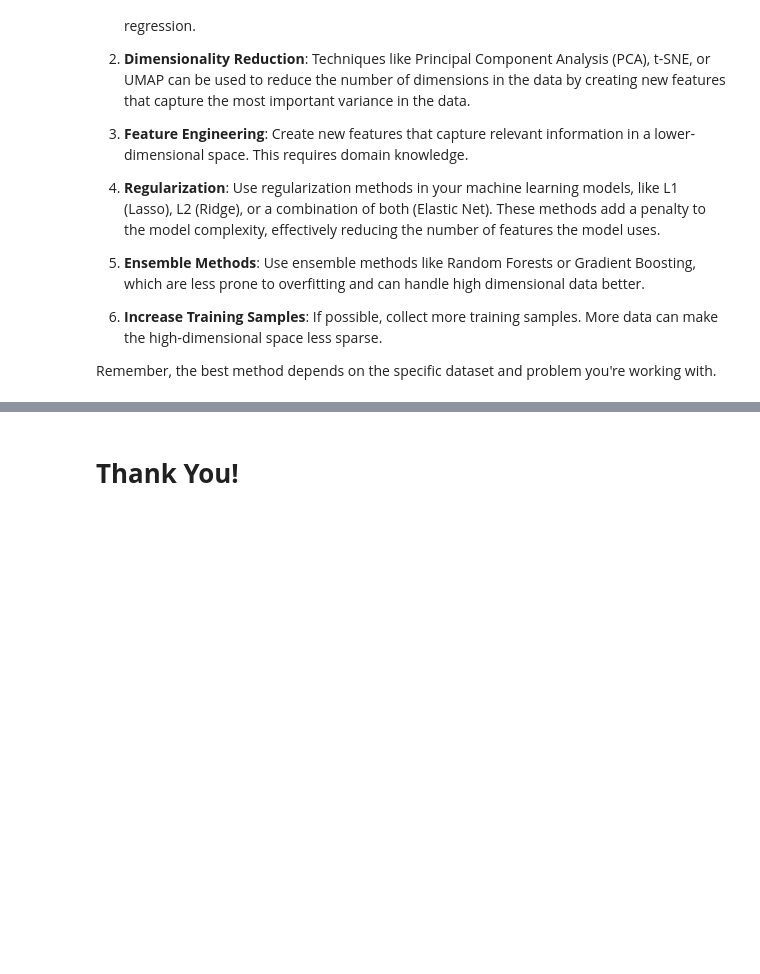
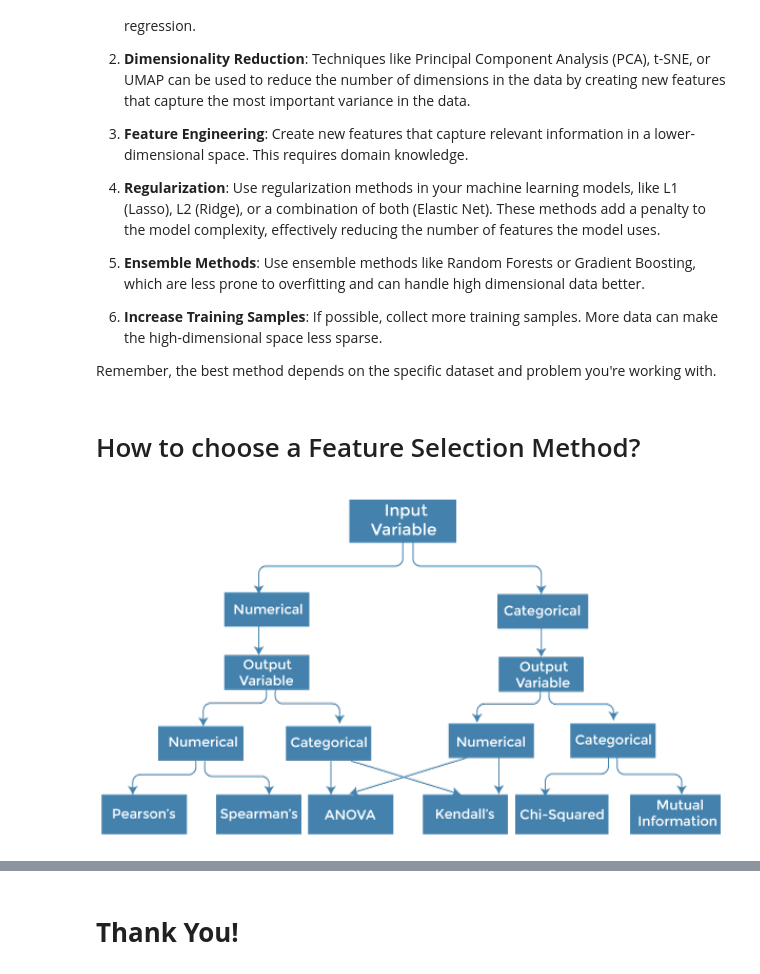
Before and after one commit to Ahmad10Raza/MindsForge-Unveiling-the-World-of-ML-Deep-Learning-and-Data, a Jupyter notebook: Machine Learnings/05. Curse Of Dimensionality/00. introduction.ipynb, the cells around one changed output, grey strips where cells are left out. Drawn from its saved outputs; the diff is of its cells as text; code cells hidden in the pictures; blank space fills up the shorter version.

```diff
--- a/Machine Learnings/05. Curse Of Dimensionality/01. introduction.ipynb
+++ b/Machine Learnings/05. Curse Of Dimensionality/00. introduction.ipynb
@@ -25,3 +25,10 @@ There are several techniques to handle the curse of dimensionality in machine le
 6. **Increase Training Samples**: If possible, collect more training samples. More data can make the high-dimensional space less sparse.
 
 Remember, the best method depends on the specific dataset and problem you're working with.
+# %% [markdown]
+# How to choose a Feature Selection Method?
+# %%
+from IPython.display import Image
+Image(filename='images/FSM.png',width=1000)
+# %% [output]
+[figure, added]
```
Also changed, not shown: parts of 3 cells of this notebook, 5 other files.
